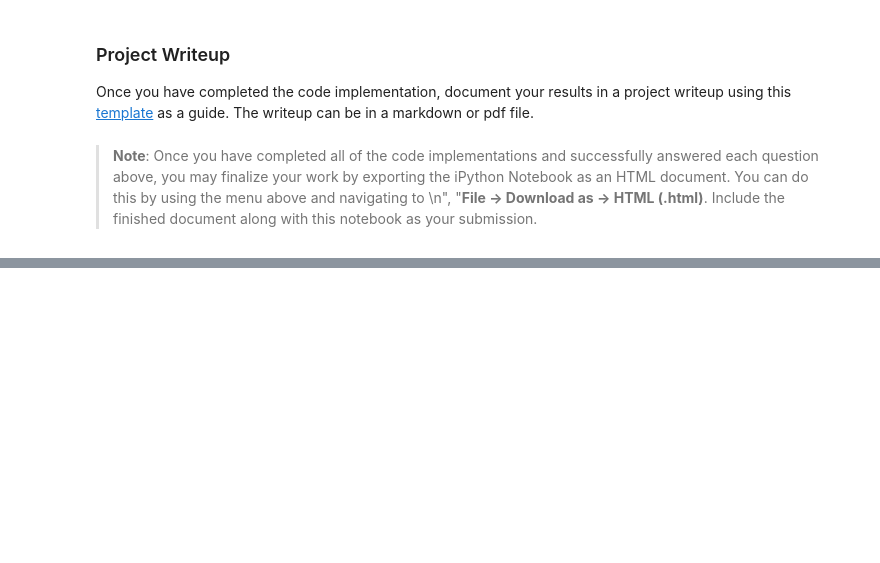
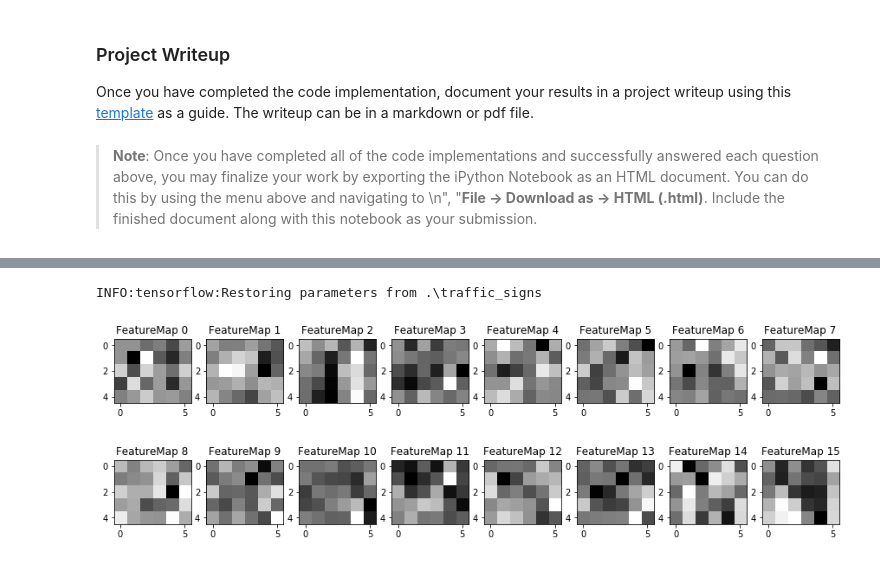
Before and after one commit to jcmaeng/CarND-Traffic-Sign-Classifier-Project, a Jupyter notebook: Traffic_Sign_Classifier.ipynb, the cells around one changed output, grey strips where cells are left out. Drawn from its saved outputs; the diff is of its cells as text; code cells hidden in the pictures; blank space fills up the shorter version.

```diff
--- a/Traffic_Sign_Classifier.ipynb
+++ b/Traffic_Sign_Classifier.ipynb
@@ -383,29 +439,46 @@ For an example of what feature map outputs look like, check out NVIDIA's results
 # %%
 ### Visualize your network's feature maps here.
 ### Feel free to use as many code cells as needed.
 
 # image_input: the test image being fed into the network to produce the feature maps
 # tf_activation: should be a tf variable name used during your training procedure that represents the calculated state of a specific weight layer
 # activation_min/max: can be used to view the activation contrast in more detail, by default matplot sets min and max to the actual min and max values of the output
 # plt_num: used to plot out multiple different weight feature map sets on the same block, just extend the plt number for each new feature map entry
 
 def outputFeatureMap(image_input, tf_activation, activation_min=-1, activation_max=-1 ,plt_num=1):
     # Here make sure to preprocess your image_input in a way your network expects
     # with size, normalization, ect if needed
     # image_input =
     # Note: x should be the same name as your network's tensorflow data placeholder variable
     # If you get an error tf_activation is not defined it may be having trouble accessing the variable from inside a function
     activation = tf_activation.eval(session=sess,feed_dict={x : image_input})
     featuremaps = activation.shape[3]
     plt.figure(plt_num, figsize=(15,15))
     for featuremap in range(featuremaps):
         plt.subplot(6,8, featuremap+1) # sets the number of feature maps to show on each row and column
         plt.title('FeatureMap ' + str(featuremap)) # displays the feature map number
         if activation_min != -1 & activation_max != -1:
             plt.imshow(activation[0,:,:, featuremap], interpolation="nearest", vmin =activation_min, vmax=activation_max, cmap="gray")
         elif activation_max != -1:
             plt.imshow(activation[0,:,:, featuremap], interpolation="nearest", vmax=activation_max, cmap="gray")
         elif activation_min !=-1:
             plt.imshow(activation[0,:,:, featuremap], interpolation="nearest", vmin=activation_min, cmap="gray")
         else:
             plt.imshow(activation[0,:,:, featuremap], interpolation="nearest", cmap="gray")
+
+# do make feature maps
+
+with tf.Session() as sess:
+    fm_saver = tf.train.import_meta_graph('traffic_signs.meta')
+    fm_saver.restore(sess, tf.train.latest_checkpoint('.'))
+    cv1w = tf.get_default_graph().get_tensor_by_name("conv1_W:0")
+    cv2w = tf.get_default_graph().get_tensor_by_name("conv2_W:0")
+
+
+    for img in test_images:
+        image_input = np.reshape(img, (1, ) + img.shape)
+        outputFeatureMap(image_input, cv1w)
+        outputFeatureMap(image_input, cv2w)
+# %% [output]
+INFO:tensorflow:Restoring parameters from .\traffic_signs
+[figure, added]
```
Also changed, not shown: parts of 9 cells of this notebook, 5 other files.
